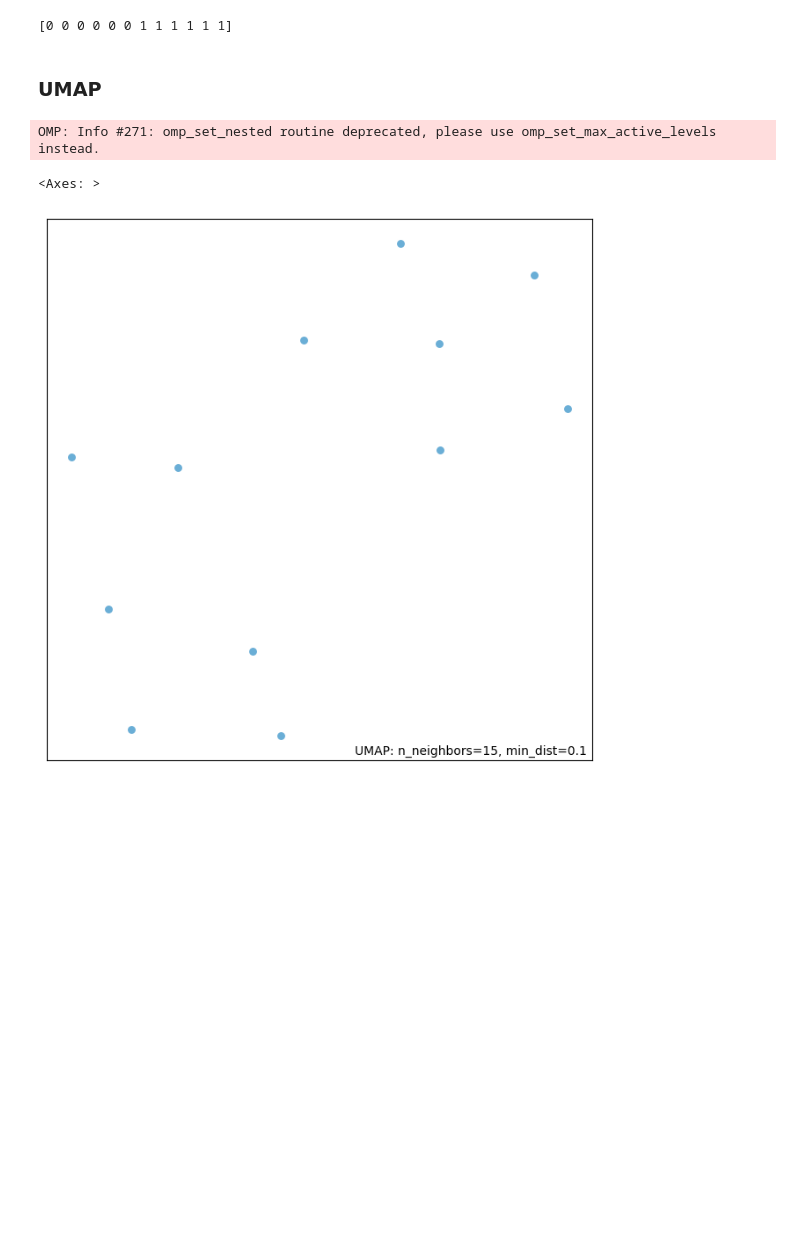
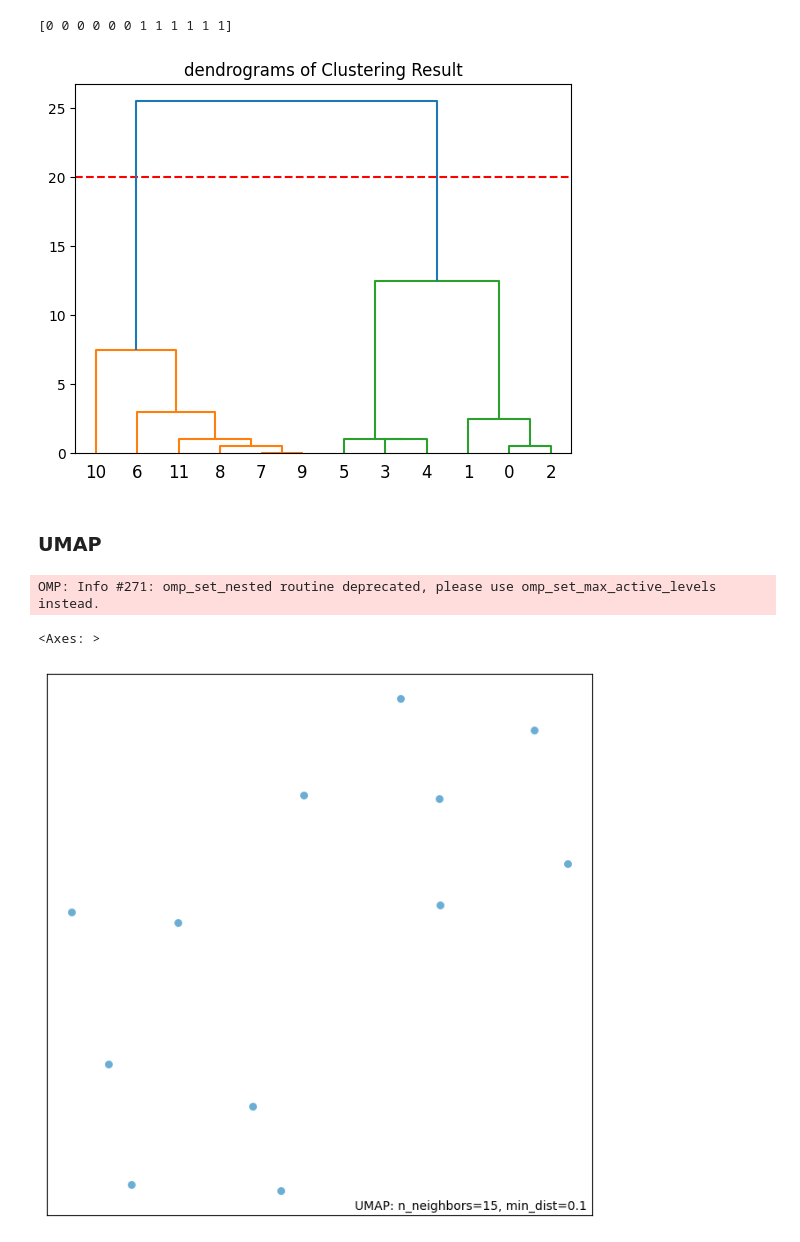
Before and after one commit to cccheryl0111/M2R_Group4, a Jupyter notebook: code.ipynb, the cells around one changed output. Drawn from its saved outputs; the diff is of its cells as text; code cells hidden in the pictures; blank space fills up the shorter version.

```diff
--- a/code.ipynb
+++ b/code.ipynb
@@ -1668,6 +1680,18 @@ clustering = AgglomerativeClustering(n_clusters=2).fit(h_dropped_real)
 print(clustering.labels_)
 # %% [output]
 [0 0 0 0 0 0 1 1 1 1 1 1]
+# %%
+# visuliasation
+from scipy.cluster.hierarchy import linkage, dendrogram
+linkage_data = linkage(h_dropped_real)
+
+%matplotlib inline
+plt.title('dendrograms of Clustering Result')
+plt.axhline(y=20, color='r', linestyle='--')
+dendrogram(linkage_data)
+plt.show()
+# %% [output]
+[figure, added]
 # %% [markdown]
 ### UMAP
 # %%
```
Also changed, not shown: parts of 1 cell of this notebook, 2 other files.
